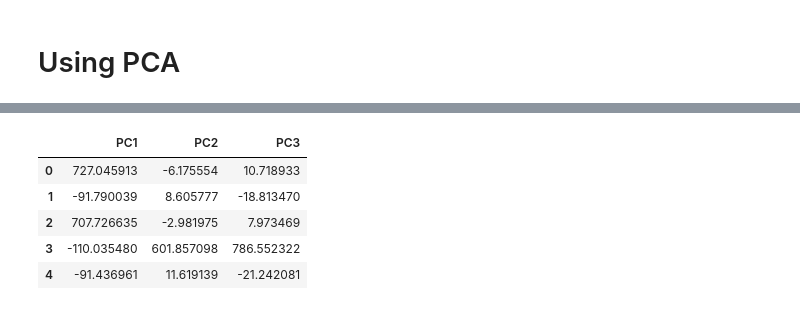
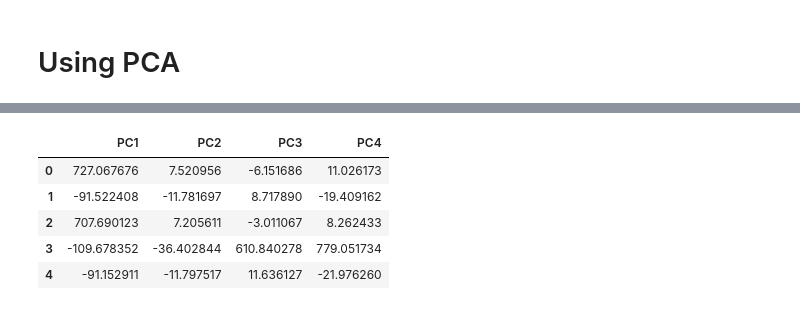
Before and after one commit to ChetanFernandes/Wafer-Fault-Detection, a Jupyter notebook: notebooks/data/EDA and Model training with SMOTE.ipynb, the cells around one changed output, grey strips where cells are left out. Cells and saved outputs as stored; diff of their text form; code cells hidden in the pictures.

```diff
--- a/notebooks/data/EDA and Model training with SMOTE.ipynb
+++ b/notebooks/data/EDA and Model training with SMOTE.ipynb
@@ -372,14 +324,14 @@ Number of components to retain 95% variance:  3
 # %%
 # Step 4: View transformed data
-x_train_pca = pd.DataFrame(x_train_pca, columns=['PC1', 'PC2',"PC3",])
+x_train_pca = pd.DataFrame(x_train_pca, columns=['PC1', 'PC2',"PC3","PC4"])
 x_train_pca.head()
 # %% [output]
-|  | PC1 | PC2 | PC3 |
-| 0 | 727.045913 | -6.175554 | 10.718933 |
-| 1 | -91.790039 | 8.605777 | -18.813470 |
-| 2 | 707.726635 | -2.981975 | 7.973469 |
-| 3 | -110.035480 | 601.857098 | 786.552322 |
-| 4 | -91.436961 | 11.619139 | -21.242081 |
+|  | PC1 | PC2 | PC3 | PC4 |
+| 0 | 727.067676 | 7.520956 | -6.151686 | 11.026173 |
+| 1 | -91.522408 | -11.781697 | 8.717890 | -19.409162 |
+| 2 | 707.690123 | 7.205611 | -3.011067 | 8.262433 |
+| 3 | -109.678352 | -36.402844 | 610.840278 | 779.051734 |
+| 4 | -91.152911 | -11.797517 | 11.636127 | -21.976260 |
 # %%
 models_1 = { "LR" : LogisticRegressionCV(),
           "SVC" : SVC(kernel='linear'),
```
Also changed, not shown: parts of 35 cells of this notebook, 2 other files.
